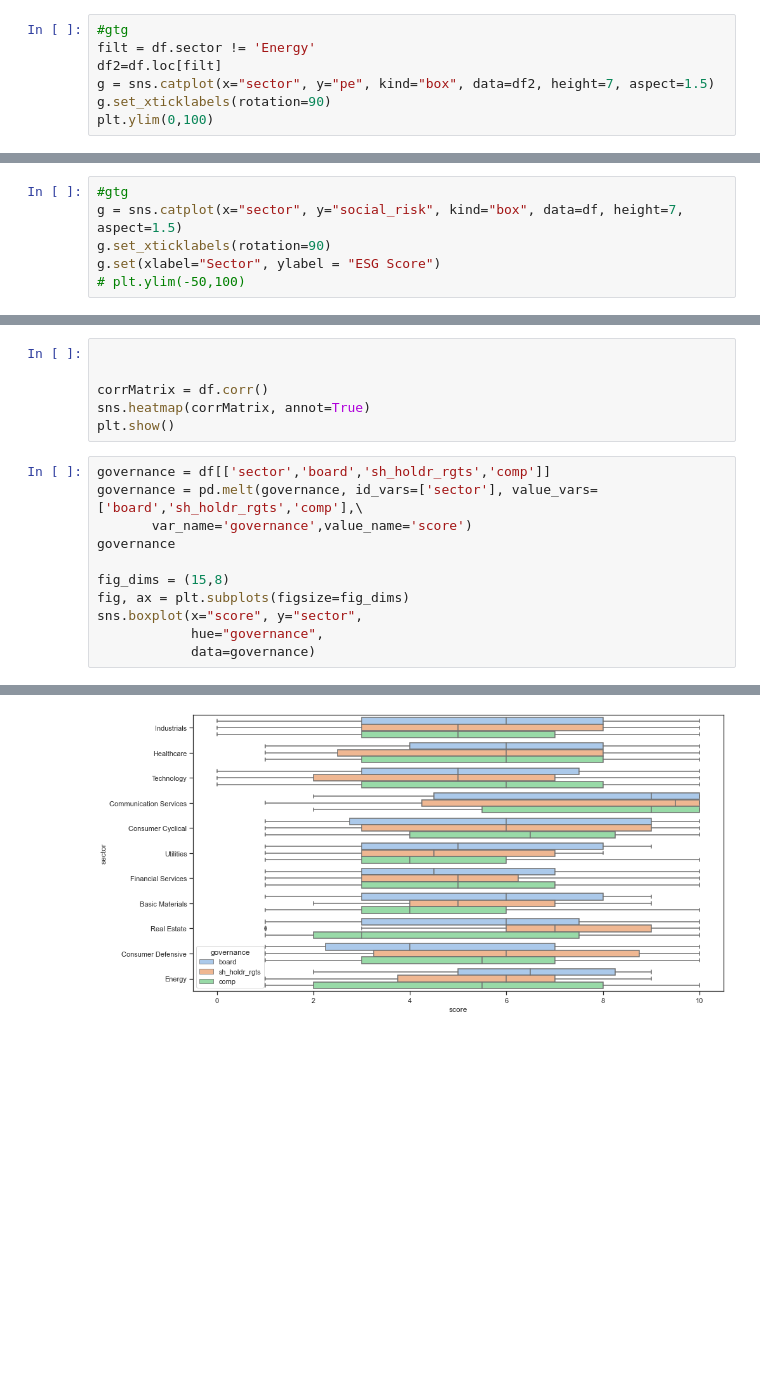
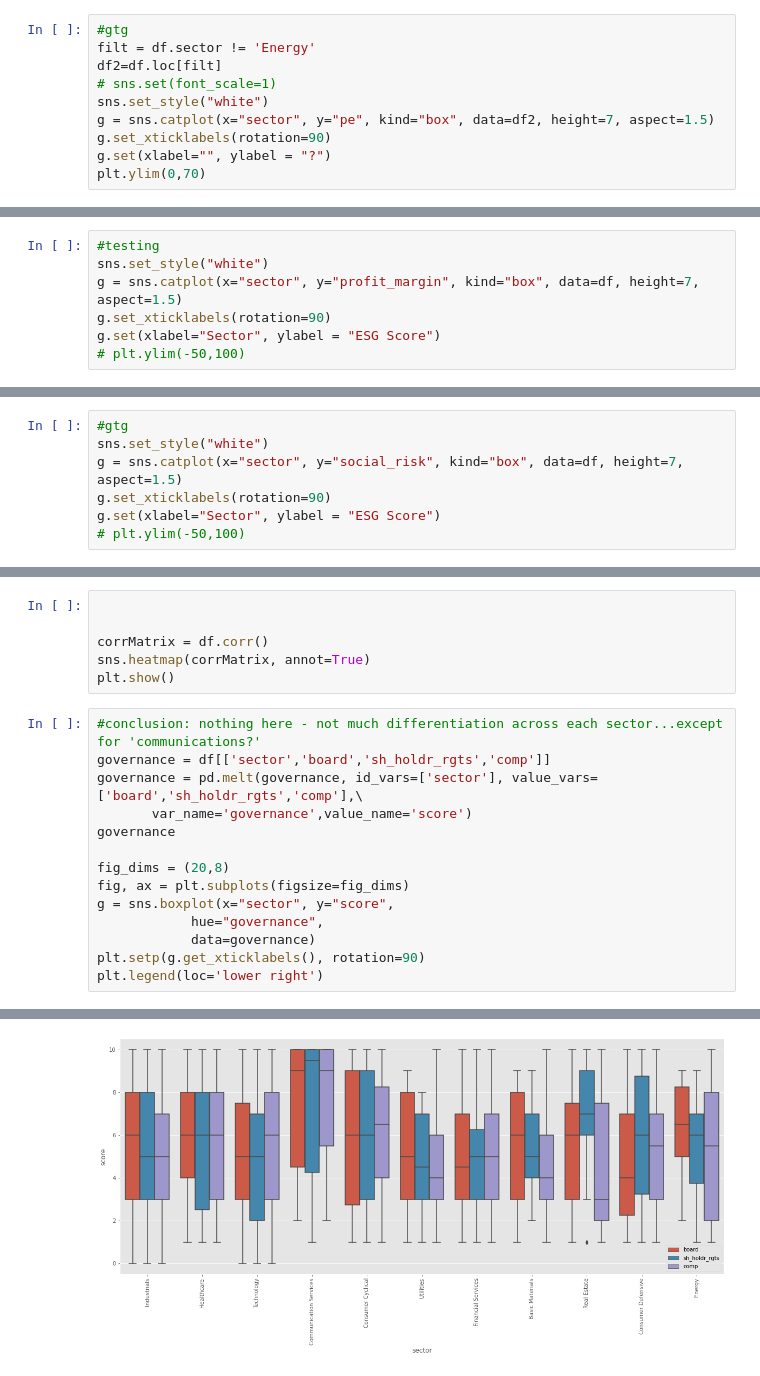
Before and after one commit to egn202/Python_Scrapy_SP500_Stocks, a Jupyter notebook: clean_data/exploratory_scratch.ipynb, the cells around one changed output, grey strips where cells are left out. Saved outputs shown, nothing was run; the diff lists cells and outputs as text; blank space fills up the shorter version.

```diff
--- a/clean_data/exploratory_scratch.ipynb
+++ b/clean_data/exploratory_scratch.ipynb
@@ -98,7 +110,10 @@ g.set(xlabel="# of Companies", ylabel = "Sector")
 #gtg
 filt = df.sector != 'Energy'
 df2=df.loc[filt]
+# sns.set(font_scale=1)
+sns.set_style("white")
 g = sns.catplot(x="sector", y="pe", kind="box", data=df2, height=7, aspect=1.5)
 g.set_xticklabels(rotation=90)
-plt.ylim(0,100)
+g.set(xlabel="", ylabel = "?")
+plt.ylim(0,70)
 # %% [output]
@@ -106,0 +122,7 @@ plt.ylim(0,100)
+# %%
+#testing
+sns.set_style("white")
+g = sns.catplot(x="sector", y="profit_margin", kind="box", data=df, height=7, aspect=1.5)
+g.set_xticklabels(rotation=90)
+g.set(xlabel="Sector", ylabel = "ESG Score")
+# plt.ylim(-50,100)
@@ -107,5 +132,6 @@ plt.ylim(0,100)
 # %%
 #gtg
+sns.set_style("white")
 g = sns.catplot(x="sector", y="social_risk", kind="box", data=df, height=7, aspect=1.5)
 g.set_xticklabels(rotation=90)
 g.set(xlabel="Sector", ylabel = "ESG Score")
@@ -223,14 +249,17 @@ corrMatrix = df.corr()
 sns.heatmap(corrMatrix, annot=True)
 plt.show()
 # %%
+#conclusion: nothing here - not much differentiation across each sector...except for 'communications?'
 governance = df[['sector','board','sh_holdr_rgts','comp']]
 governance = pd.melt(governance, id_vars=['sector'], value_vars=['board','sh_holdr_rgts','comp'],\
        var_name='governance',value_name='score')
 governance
 
-fig_dims = (15,8)
+fig_dims = (20,8)
 fig, ax = plt.subplots(figsize=fig_dims)
-sns.boxplot(x="score", y="sector",
+g = sns.boxplot(x="sector", y="score",
             hue="governance",
             data=governance)
+plt.setp(g.get_xticklabels(), rotation=90)
+plt.legend(loc='lower right')
 # %% [output]
@@ -238 +267 @@ sns.boxplot(x="score", y="sector",
-[figure, old version]
+[figure, new version]
```
Also changed, not shown: parts of 7 cells of this notebook, 2 other files.
